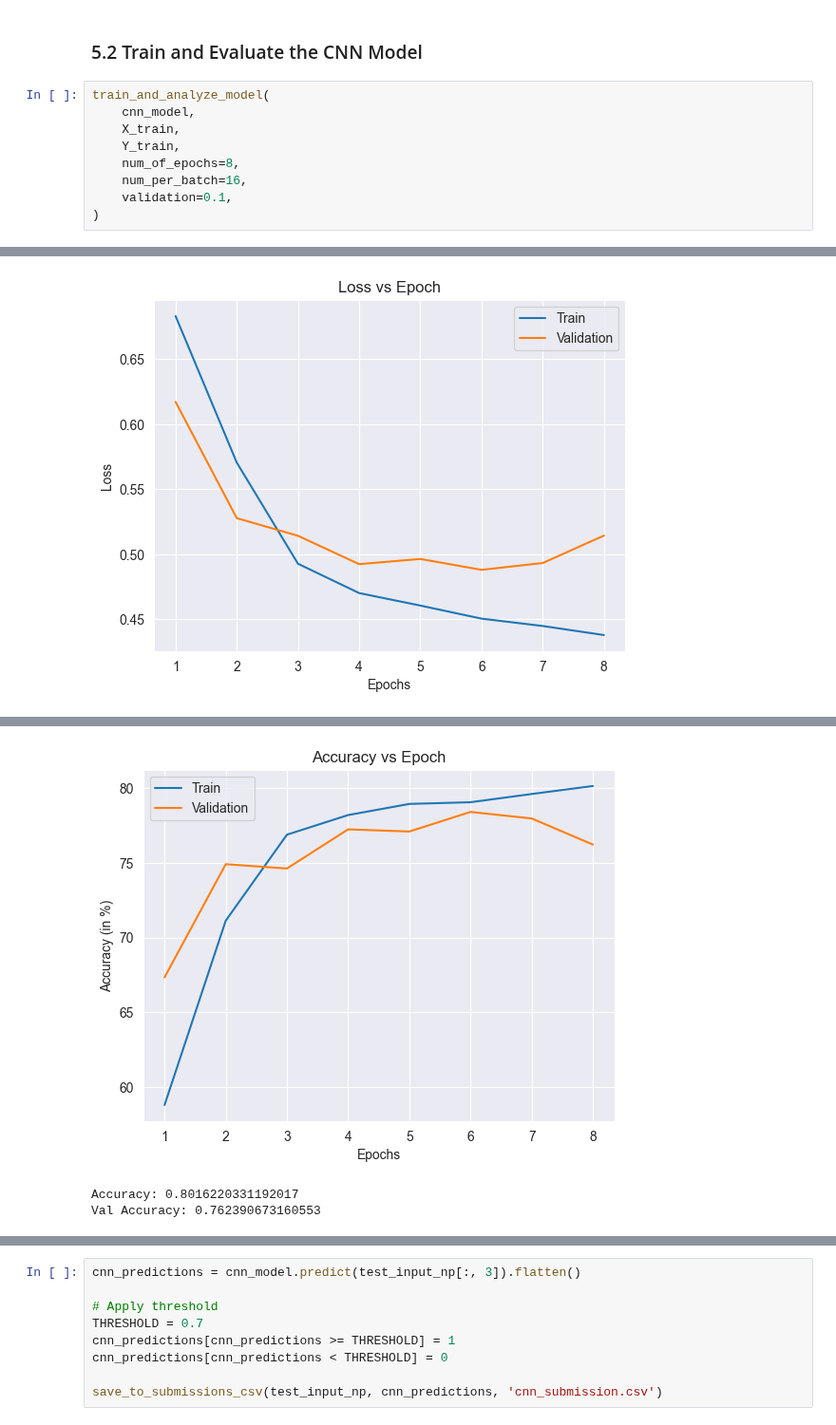
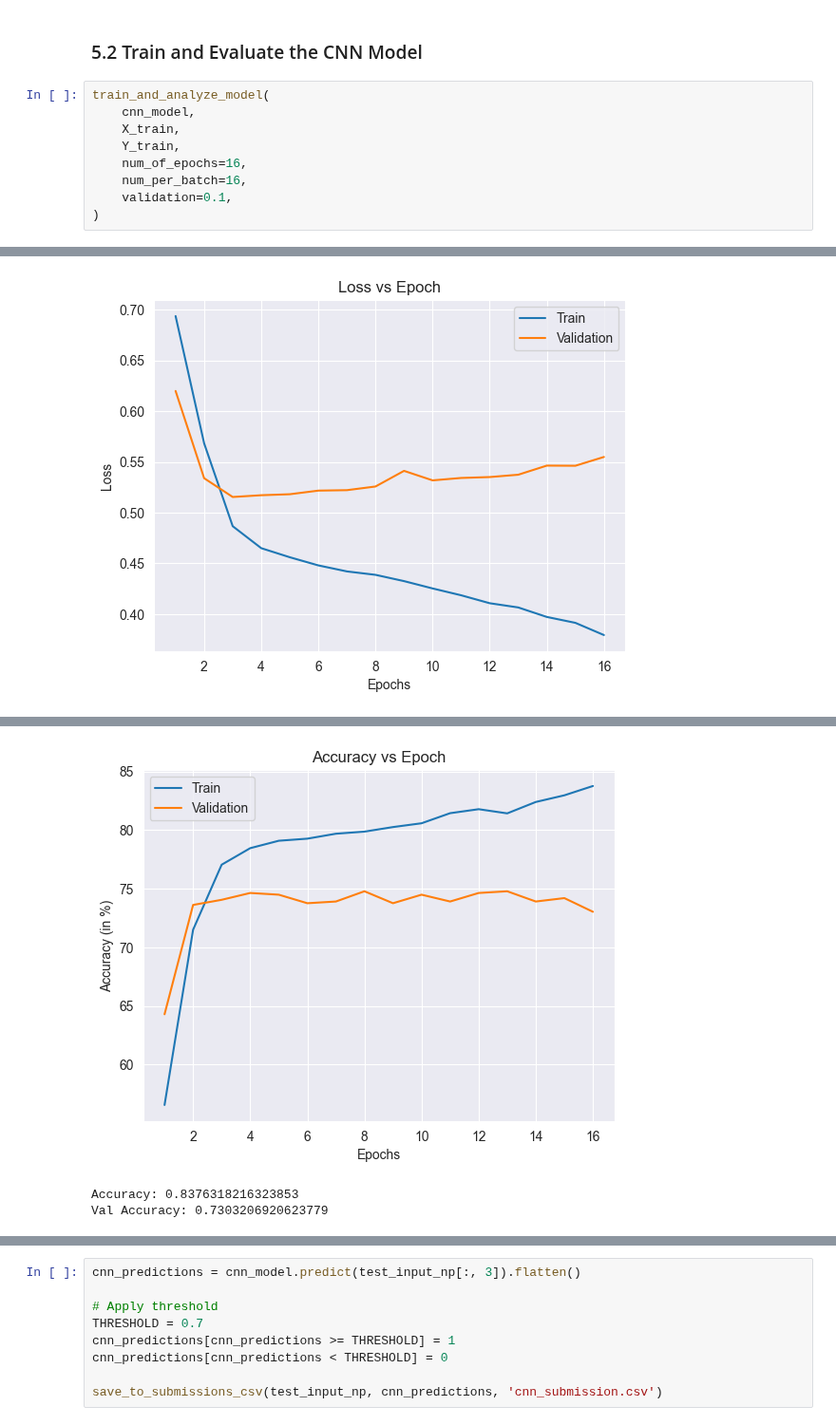
Before and after one commit to grivera64/Google-Tech-Exchange-Machine-Learning-Final-Project, a Jupyter notebook: Giovanni_&_Oscar_Twitter_Disasters_Final_Report.ipynb, the cells around one changed output, grey strips where cells are left out. Shown at 95% size. Saved outputs shown, nothing was run; the diff lists cells and outputs as text.

```diff
--- a/Giovanni_&_Oscar_Twitter_Disasters_Final_Report.ipynb
+++ b/Giovanni_&_Oscar_Twitter_Disasters_Final_Report.ipynb
@@ -825,7 +842,7 @@ train_and_analyze_model(
     cnn_model,
     X_train,
     Y_train,
-    num_of_epochs=8,
+    num_of_epochs=16,
     num_per_batch=16,
     validation=0.1,
 )
@@ -849 +867 @@ Epoch 8/8
-[figure, old version]
+[figure, new version]
@@ -852,6 +870,6 @@ Val Loss: 0.5143632888793945
-[figure, old version]
+[figure, new version]
-Accuracy: 0.8016220331192017
-Val Accuracy: 0.762390673160553
+Accuracy: 0.8376318216323853
+Val Accuracy: 0.7303206920623779
 # %%
 cnn_train_predictions = cnn_model.predict(X_train[:, 3]).flatten()
 cnn_train_loss = calculate_loss(Y_train, cnn_train_predictions)
```
Also changed, not shown: parts of 19 cells of this notebook, 2 other files.
